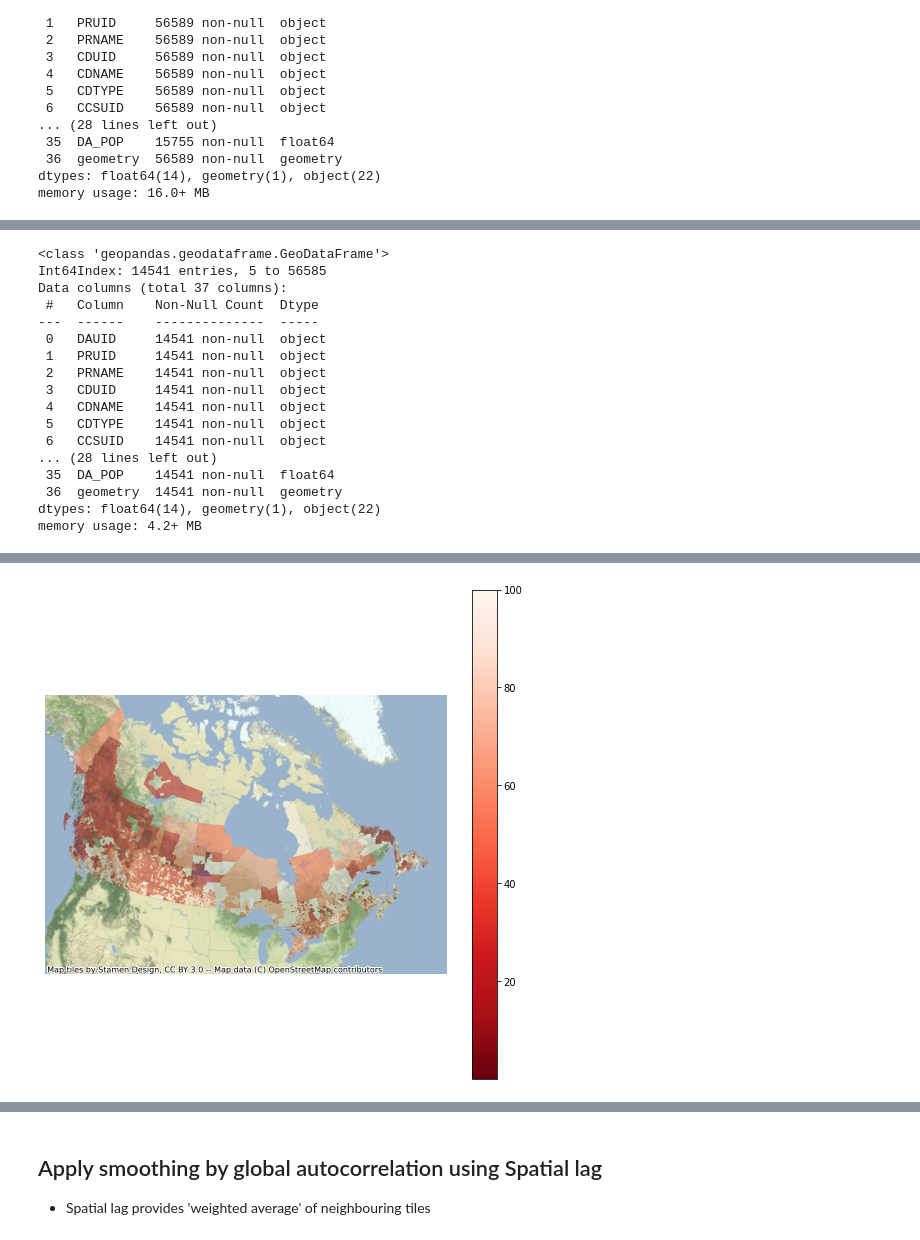
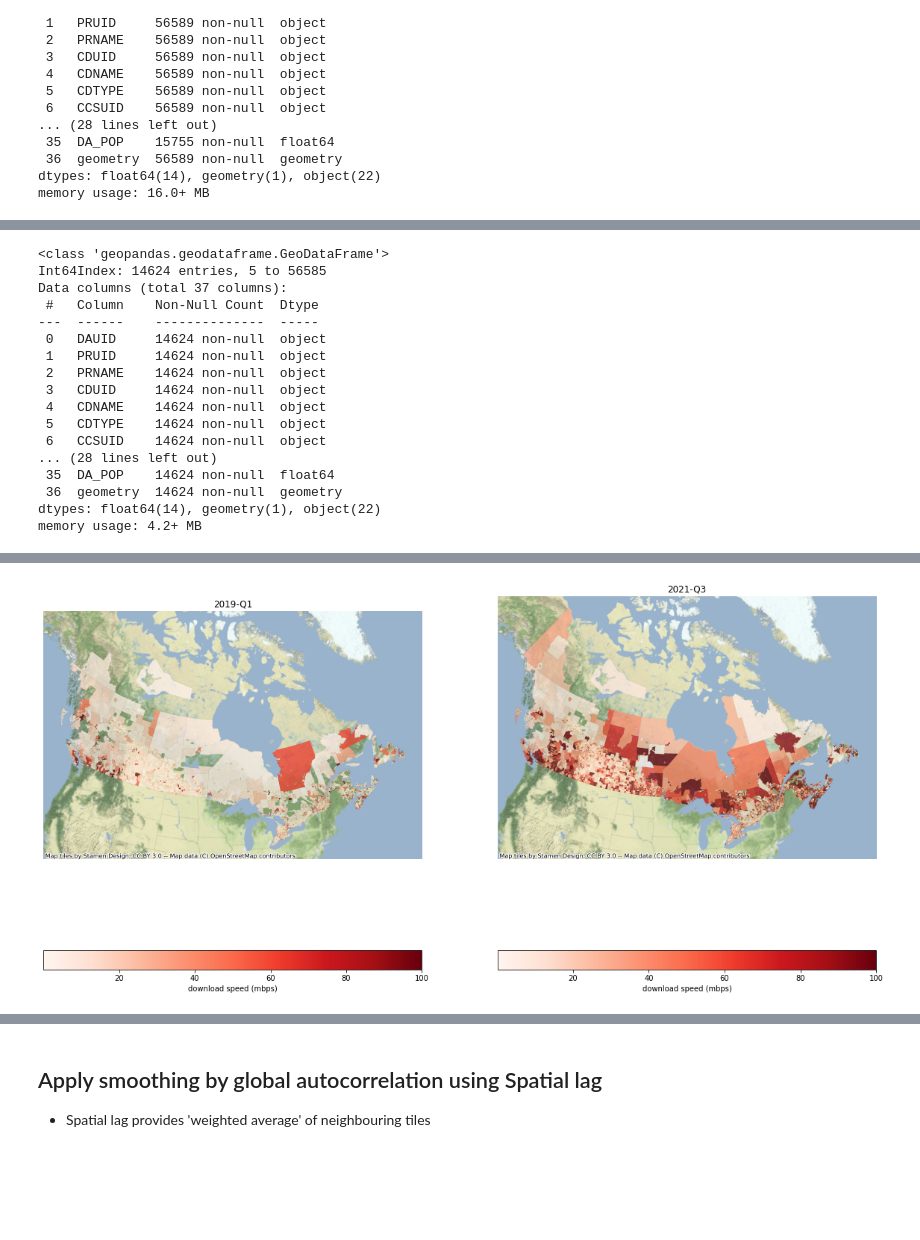
Before and after one commit to rennydoig/ssc22-case-comp, a Jupyter notebook: sonny_dir/D11-Spatial autocorrelation (external DA boundaries).ipynb, the cells around one changed output, grey strips where cells are left out. Drawn from its saved outputs; the diff is of its cells as text; code cells hidden in the pictures; blank space fills up the shorter version.

```diff
--- a/sonny_dir/D11-Spatial autocorrelation (external DA boundaries).ipynb
+++ b/sonny_dir/D11-Spatial autocorrelation (external DA boundaries).ipynb
@@ -84,7 +84,7 @@ Data columns (total 37 columns):
 dtypes: float64(14), geometry(1), object(22)
 memory usage: 16.0+ MB
 # %%
-inds = np.unique(np.where(pd.isnull(dat['2021-Q4']))[0])
+inds = np.unique(np.where(pd.isnull(dat['2021-Q3']))[0])
 dat.loc[inds]
 # %% [output]
 |  | DAUID | PRUID | PRNAME | CDUID | CDNAME | CDTYPE | CCSUID | CCSNAME | CSDUID | CSDNAME | ... | ... |
@@ -105,20 +105,20 @@ dat2 = dat.drop(inds)
 dat2.info()
 # %% [output]
 <class 'geopandas.geodataframe.GeoDataFrame'>
-Int64Index: 14541 entries, 5 to 56585
+Int64Index: 14624 entries, 5 to 56585
 Data columns (total 37 columns):
  #   Column    Non-Null Count  Dtype
 ---  ------    --------------  -----
- 0   DAUID     14541 non-null  object
- 1   PRUID     14541 non-null  object
- 2   PRNAME    14541 non-null  object
- 3   CDUID     14541 non-null  object
- 4   CDNAME    14541 non-null  object
- 5   CDTYPE    14541 non-null  object
- 6   CCSUID    14541 non-null  object
+ 0   DAUID     14624 non-null  object
+ 1   PRUID     14624 non-null  object
+ 2   PRNAME    14624 non-null  object
+ 3   CDUID     14624 non-null  object
+ 4   CDNAME    14624 non-null  object
+ 5   CDTYPE    14624 non-null  object
+ 6   CCSUID    14624 non-null  object
 ... (28 lines left out)
- 35  DA_POP    14541 non-null  float64
- 36  geometry  14541 non-null  geometry
+ 35  DA_POP    14624 non-null  float64
+ 36  geometry  14624 non-null  geometry
 dtypes: float64(14), geometry(1), object(22)
 memory usage: 4.2+ MB
 # %%
@@ -134,29 +134,60 @@ sub_dat.head()
 | 98 | 10010486 | 58.868750 | 79.212000 | 46.574429 | 103.873200 | 155.954000 | 57.149000 | 285.421000 | 167.028786 | 158.998556 | 112.139167 | ... |
 | 107 | 10010496 | 96.455000 | 1.825191 | 16.800500 | 72.112500 | 81.069000 | 20.306933 | 28.656455 | 49.555909 | 48.839915 | 83.304636 | ... |
 | 108 | 10010497 | 118.833000 | 33.624000 | 194.869612 | 77.605857 | 160.630833 | 175.920000 | 265.376333 | 128.304200 | 73.366615 | 93.629333 | ... |
-# %%
-inds2 = np.unique(np.where(dat['2021-Q4'] > 100))
-sub_dat['2021-Q4-mod'] = sub_dat['2021-Q4']
-sub_dat['2021-Q4-mod'][inds2] = 100
+# %%
+# Set the upper limit of avg_d_mbps at 100
+
+indsQ1 = sub_dat.index[sub_dat['2019-Q1'] > 100].to_list()
+sub_dat['2019-Q1-mod'] = sub_dat['2019-Q1']
+sub_dat['2019-Q1-mod'][indsQ1] = 100
+
+indsQ3 = sub_dat.index[sub_dat['2021-Q3'] > 100].to_list()
+sub_dat['2021-Q3-mod'] = sub_dat['2021-Q3']
+sub_dat['2021-Q3-mod'][indsQ3] = 100
 # %%
-f, ax = plt.subplots(1, figsize=(9,9))
-sub_dat.plot(column = '2021-Q4-mod',
+f, axs = plt.subplots(1,2, figsize=(20,15))
+ax1, ax2 = axs
+
+sub_dat.plot(column = '2019-Q1-mod',
             #  cmap='Greens_r',
             #  cmap='viridis',
-             cmap='Reds_r',
+             cmap='Reds',
             #  scheme='quantiles',
             #  k=5,
              edgecolor='white',
              linewidth=0.,
-             alpha=0.5,
+             alpha=0.75,
              legend=True,
-            #  legend_kwds={'loc':2},
-             ax=ax)
+             legend_kwds={'label': "download speed (mbps)",
+                        'orientation': "horizontal"},
+             ax=ax1)
 
-contextily.add_basemap(ax,
+contextily.add_basemap(ax1,
                        crs=sub_dat.crs,
                        source=contextily.providers.Stamen.TerrainBackground
                       )
-ax.set_axis_off()
+ax1.set_title("2019-Q1")
+ax1.set_axis_off()
+
+sub_dat.plot(column = '2021-Q3-mod',
+            #  cmap='Greens_r',
+            #  cmap='viridis',
+             cmap='Reds',
+            #  scheme='quantiles',
+            #  k=5,
+             edgecolor='white',
+             linewidth=0.,
+             alpha=0.75,
+             legend=True,
+            legend_kwds={'label': "download speed (mbps)",
+                        'orientation': "horizontal"},
+             ax=ax2)
+
+contextily.add_basemap(ax2,
+                       crs=sub_dat.crs,
+                       source=contextily.providers.Stamen.TerrainBackground
+                      )
+ax2.set_title("2021-Q3")
+ax2.set_axis_off()
 # %% [output]
-[figure, old version]
+[figure, new version]
```
Also changed, not shown: parts of 13 cells of this notebook.
